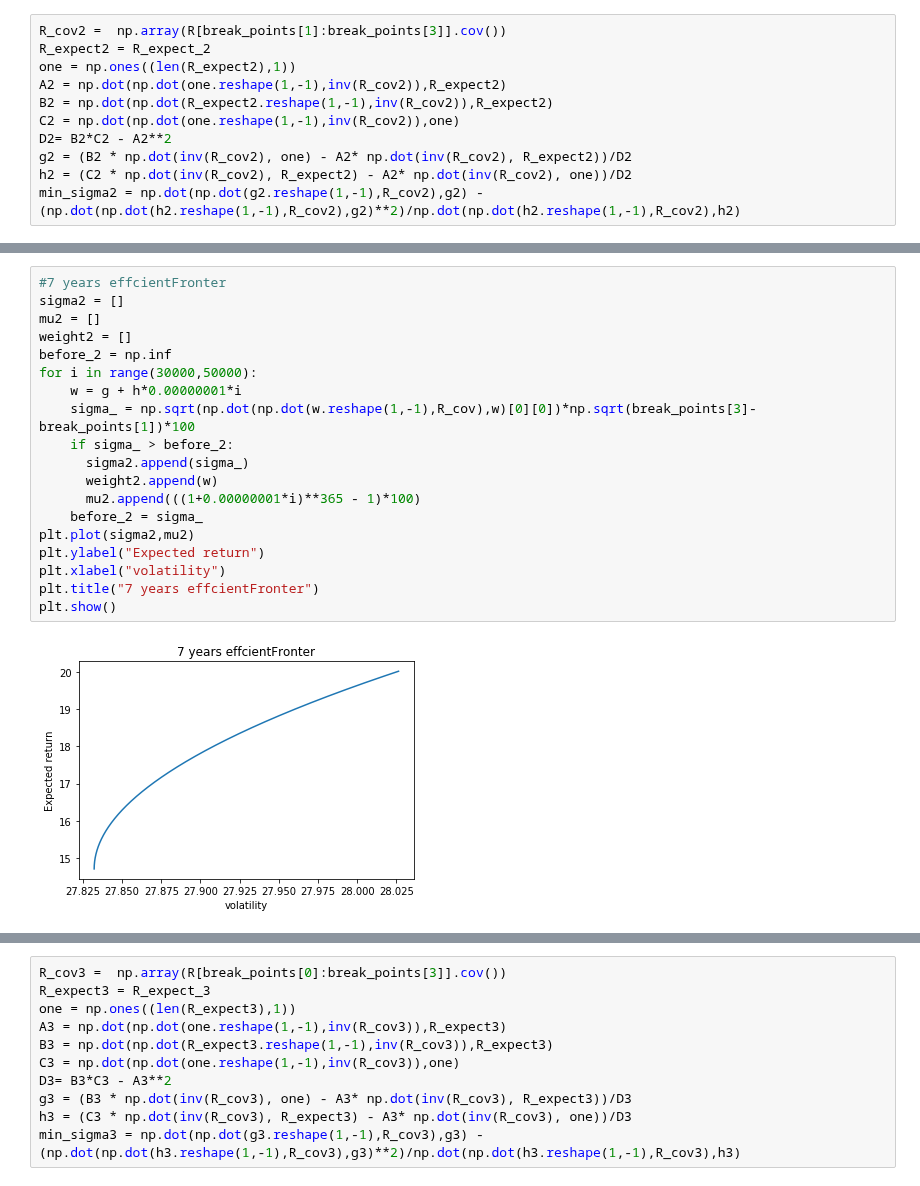
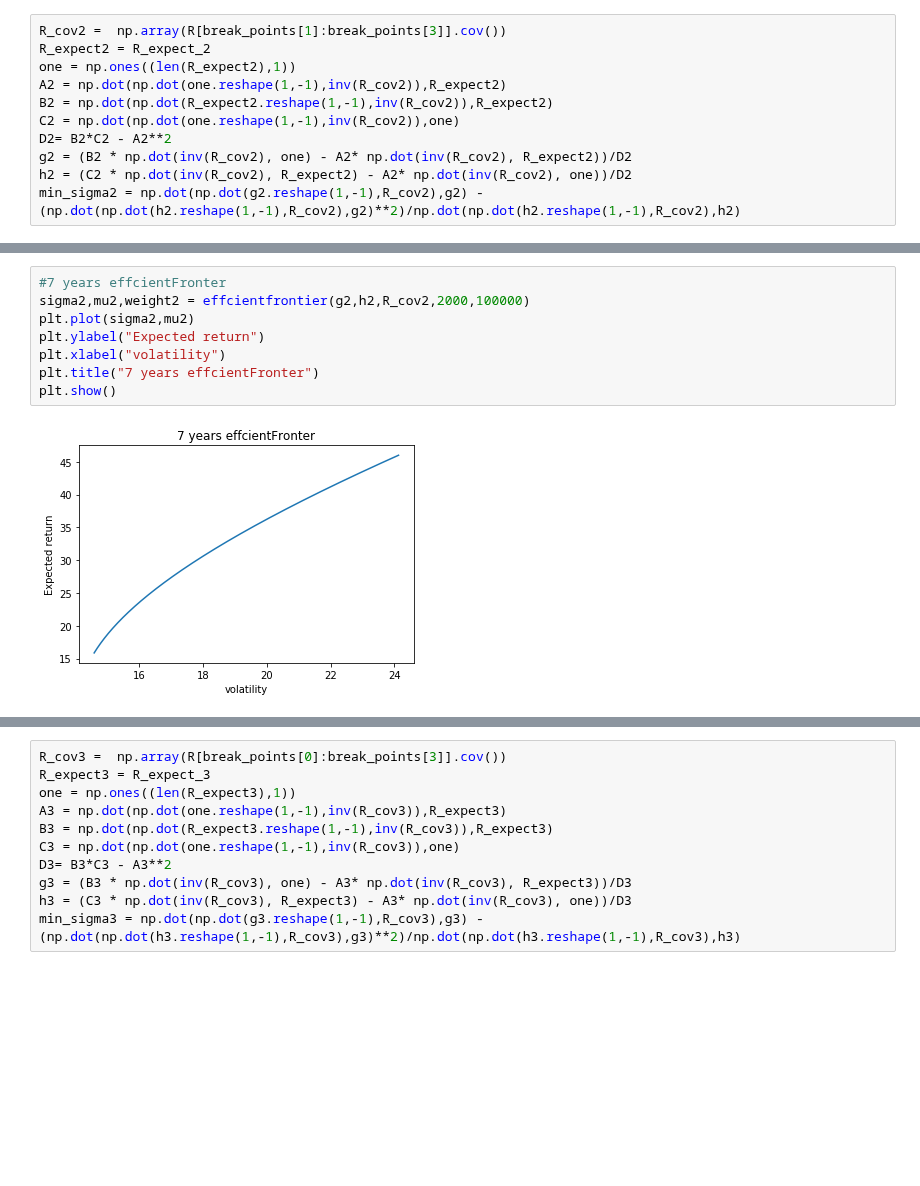
Before and after one commit to wuchenyu38/MA574_Portfolio-Valuation-and-Risk-Management, a Jupyter notebook: src/Markowitz2.ipynb, the cells around one changed output, grey strips where cells are left out. Drawn from its saved outputs; the diff is of its cells as text; blank space fills up the shorter version.

```diff
--- a/src/Markowitz2.ipynb
+++ b/src/Markowitz2.ipynb
@@ -127,24 +131,13 @@ array([[4.30725326e-05]])
-# %%
-#7 years effcientFronter
-sigma2 = []
-mu2 = []
-weight2 = []
-before_2 = np.inf
-for i in range(30000,50000):
-    w = g + h*0.00000001*i
-    sigma_ = np.sqrt(np.dot(np.dot(w.reshape(1,-1),R_cov),w)[0][0])*np.sqrt(break_points[3]-break_points[1])*100
-    if sigma_ > before_2:
-      sigma2.append(sigma_)
-      weight2.append(w)
-      mu2.append(((1+0.00000001*i)**365 - 1)*100)
-    before_2 = sigma_
-plt.plot(sigma2,mu2)
-plt.ylabel("Expected return")
-plt.xlabel("volatility")
-plt.title("7 years effcientFronter")
-plt.show()
-# %% [output]
-[figure, removed]
+# %%
+#7 years effcientFronter
+sigma2,mu2,weight2 = effcientfrontier(g2,h2,R_cov2,2000,100000)
+plt.plot(sigma2,mu2)
+plt.ylabel("Expected return")
+plt.xlabel("volatility")
+plt.title("7 years effcientFronter")
+plt.show()
+# %% [output]
+[figure, added]
 # %%
 weight2[0] # weight for minimum variance(7 years)
 # %% [output]
```
Also changed, not shown: parts of 19 cells of this notebook.
